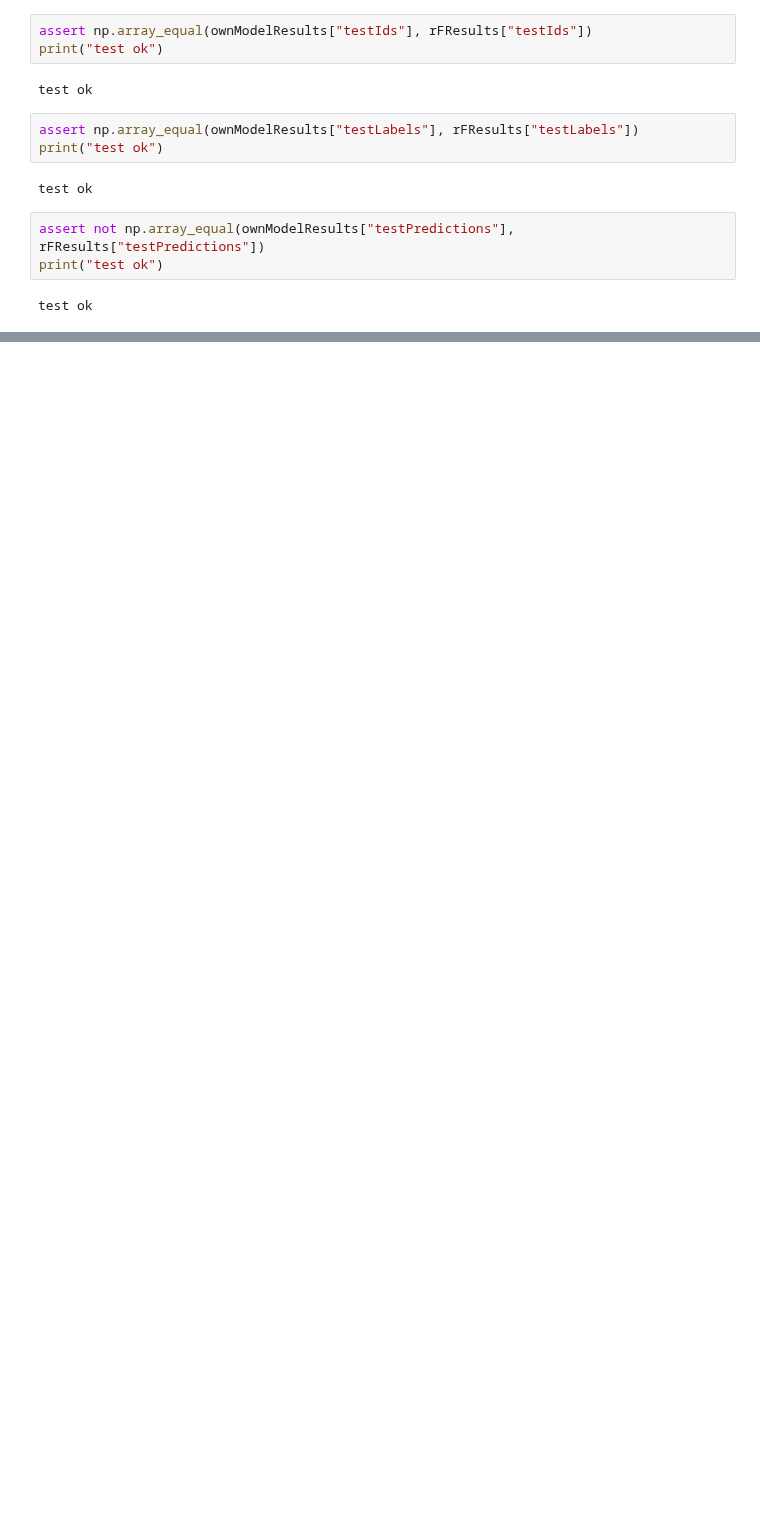
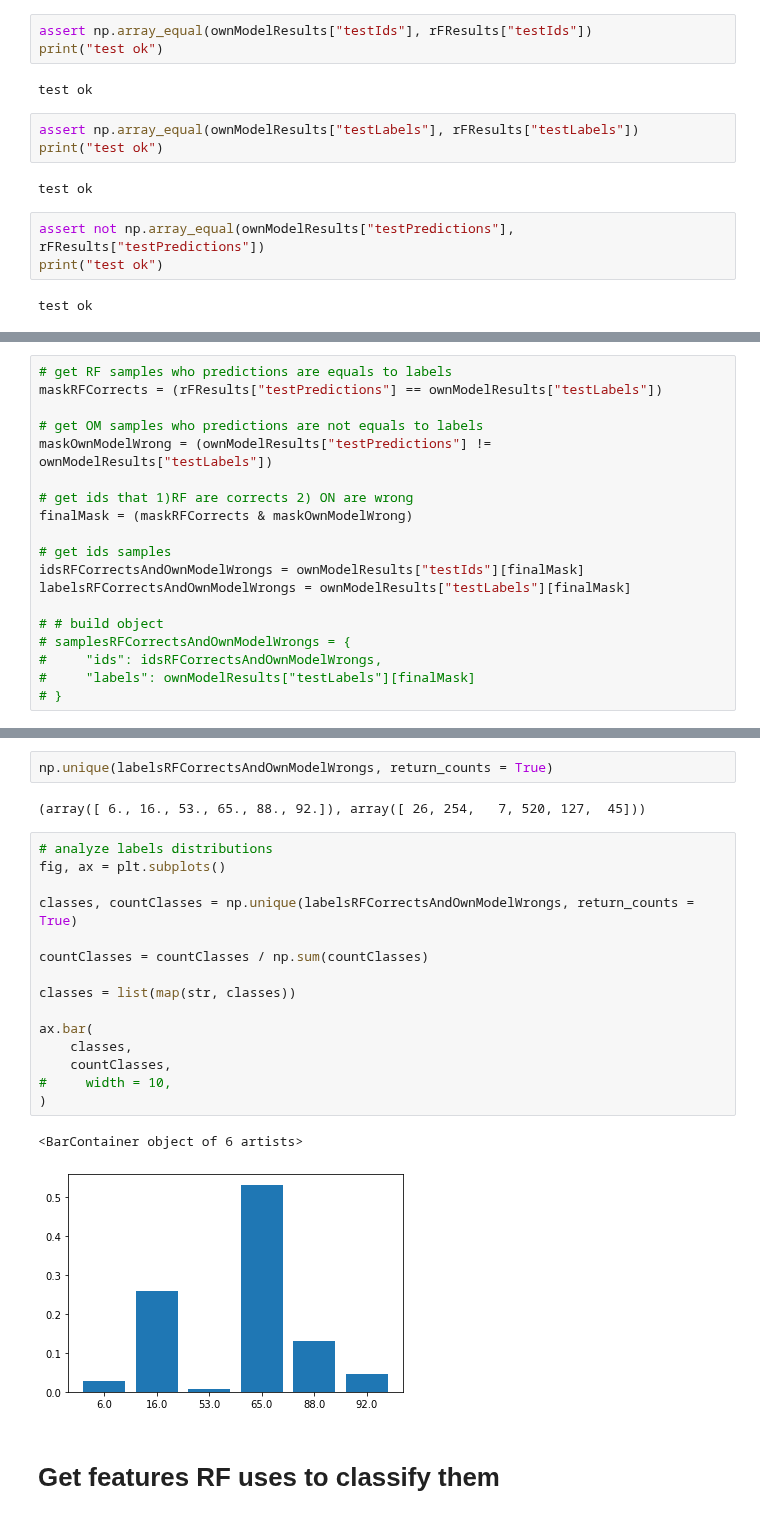
Before and after one commit to leoBravoRain/thesis, a Jupyter notebook: work/thesis/notebooks/comparing_models/Comparing models.ipynb, the cells around one changed output, grey strips where cells are left out. Drawn from its saved outputs; the diff is of its cells as text; blank space fills up the shorter version.

```diff
--- a/work/thesis/notebooks/comparing_models/Comparing models.ipynb
+++ b/work/thesis/notebooks/comparing_models/Comparing models.ipynb
@@ -48,0 +185,19 @@ test ok
+# %%
+# get RF samples who predictions are equals to labels
+maskRFCorrects = (rFResults["testPredictions"] == ownModelResults["testLabels"])
+
+# get OM samples who predictions are not equals to labels
+maskOwnModelWrong = (ownModelResults["testPredictions"] != ownModelResults["testLabels"])
+
+# get ids that 1)RF are corrects 2) ON are wrong
+finalMask = (maskRFCorrects & maskOwnModelWrong)
+
+# get ids samples
+idsRFCorrectsAndOwnModelWrongs = ownModelResults["testIds"][finalMask]
+labelsRFCorrectsAndOwnModelWrongs = ownModelResults["testLabels"][finalMask]
+
+# # build object
+# samplesRFCorrectsAndOwnModelWrongs = {
+#     "ids": idsRFCorrectsAndOwnModelWrongs,
+#     "labels": ownModelResults["testLabels"][finalMask]
+# }
@@ -48,0 +218,24 @@ test ok
+# %%
+np.unique(labelsRFCorrectsAndOwnModelWrongs, return_counts = True)
+# %% [output]
+(array([ 6., 16., 53., 65., 88., 92.]), array([ 26, 254,   7, 520, 127,  45]))
+# %%
+# analyze labels distributions
+fig, ax = plt.subplots()
+
+classes, countClasses = np.unique(labelsRFCorrectsAndOwnModelWrongs, return_counts = True)
+
+countClasses = countClasses / np.sum(countClasses)
+
+classes = list(map(str, classes))
+
+ax.bar(
+    classes,
+    countClasses,
+#     width = 10,
+)
+# %% [output]
+<BarContainer object of 6 artists>
+[figure, added]
+# %% [markdown]
+# Get features RF uses to classify them
```
Also changed, not shown: parts of 28 cells of this notebook, 1 other file.
